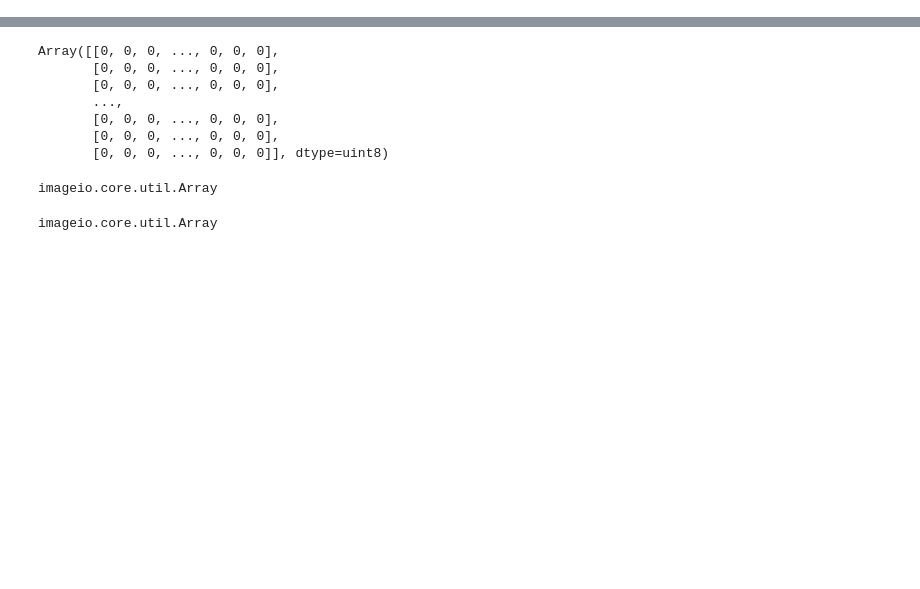
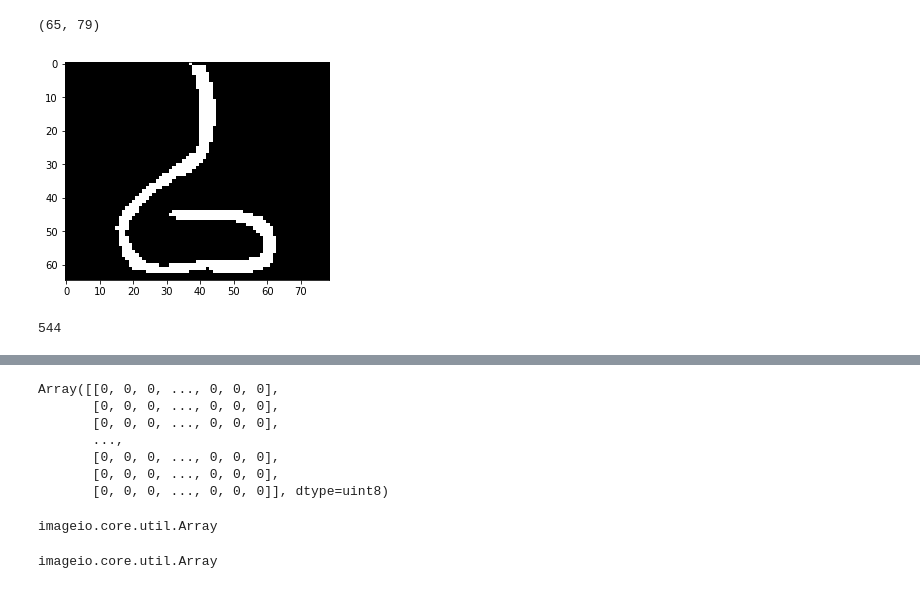
Before and after one commit to matthewgiem/chinese_characters, a Jupyter notebook: Untitled1.ipynb, the cells around one changed output, grey strips where cells are left out. Drawn from its saved outputs; the diff is of its cells as text; code cells hidden in the pictures; blank space fills up the shorter version.

Commit message:
clean up images and ramdomize

```diff
--- a/Untitled1.ipynb
+++ b/Untitled1.ipynb
@@ -4,0 +10,15 @@ import numpy as np
+# %%
+DataDir = 'ignore_folder'
+Categories = ['a4a3','a67e','a447','a440','a4e9','a4a7','a46c','a548']
+# %%
+for category in Categories:  # characters
+    path = os.path.join(DataDir,category)  # create path to characters
+    for img in os.listdir(path):  # iterate over each image
+        if 'jinwen' in img:
+            img_array = cv2.imread(os.path.join(path,img) ,cv2.IMREAD_GRAYSCALE)  # convert to array
+#             plt.imshow(img_array, cmap='gray')  # graph it
+#             plt.show()  # display!
+            print(img_array.shape)
+
+#         break  # we just want one for now so break
+#     break  #...and one more!
@@ -4,0 +53,13 @@ import numpy as np
+# %%
+img_array.shape
+# %% [output]
+(65, 79)
+# %%
+IMG_X = 65
+IMG_Y = 79
+
+new_array = cv2.resize(img_array, (IMG_Y, IMG_X)) # after checkning they need to be rearanged
+plt.imshow(new_array, cmap='gray')
+plt.show()
+# %% [output]
+[figure, added]
@@ -4,0 +83,4 @@ import numpy as np
+# %%
+print(len(training_data))
+# %% [output]
+544
```
Also changed, not shown: parts of 16 cells of this notebook.
